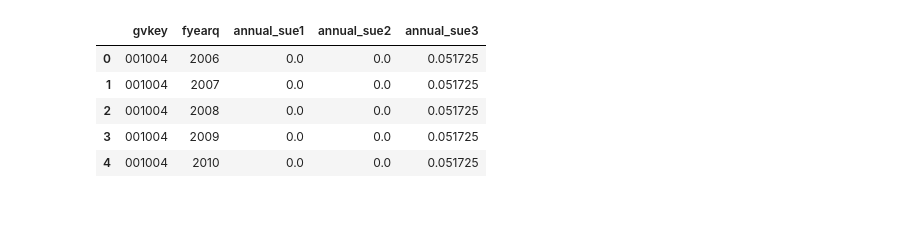
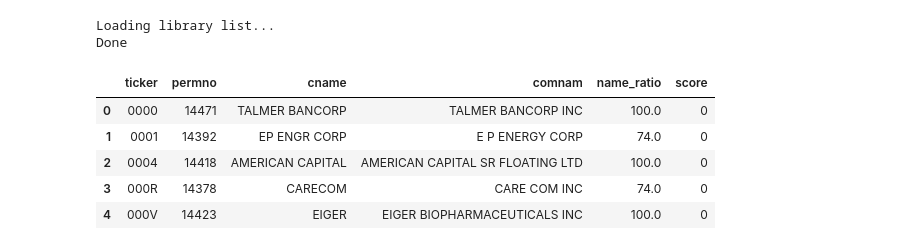
Before and after one commit to wangyouan/STOCKAct, a Jupyter notebook: Notebook/ConstructSUEData.ipynb, the cells around one changed output. Drawn from its saved outputs; the diff is of its cells as text; code cells hidden in the pictures; blank space fills up the shorter version.

Commit message:
Try constrcting sue data again.

```diff
--- a/Notebook/ConstructSUEData.ipynb
+++ b/Notebook/ConstructSUEData.ipynb
@@ -399,24 +0,0 @@ Group the quarterly data to create annual SUE values for each firm and each fisc
-# %%
-# Import necessary libraries
-import pandas as pd
-
-# Filter dataset to ensure each firm-year has four quarters
-complete_firm_years = final_dataset_reduced.groupby(['gvkey', 'fyearq']).filter(lambda x: len(x) == 4)
-
-# Group by gvkey and fiscal year to calculate annual SUE values
-# Use mean as an aggregation for annual SUE, but you could also use sum depending on the context
-annual_sue = complete_firm_years.groupby(['gvkey', 'fyearq']).agg(
-    annual_sue1=('sue1', 'mean'),
-    annual_sue2=('sue2', 'mean'),
-    annual_sue3=('sue3', 'mean')
-).reset_index()
-
-# Show the first few rows of the annual SUE dataset
-annual_sue.head()
-# %% [output]
-|  | gvkey | fyearq | annual_sue1 | annual_sue2 | annual_sue3 |
-| 0 | 001004 | 2006 | 0.0 | 0.0 | 0.051725 |
-| 1 | 001004 | 2007 | 0.0 | 0.0 | 0.051725 |
-| 2 | 001004 | 2008 | 0.0 | 0.0 | 0.051725 |
-| 3 | 001004 | 2009 | 0.0 | 0.0 | 0.051725 |
-| 4 | 001004 | 2010 | 0.0 | 0.0 | 0.051725 |
@@ -424,0 +33,6 @@ annual_sue.to_pickle(os.path.join(const.TEMP_PATH, '20241006_sue123_data_annual.
+# %%
+# Connect to WRDS
+conn = wrds.Connection(wrds_username='aheitz')
+# %% [output]
+Loading library list...
+Done
@@ -424,0 +47,10 @@ annual_sue.to_pickle(os.path.join(const.TEMP_PATH, '20241006_sue123_data_annual.
+# %%
+iclink = pd.read_pickle(os.path.join(const.TEMP_PATH, '20241011_iclink.pkl'))
+iclink.head()
+# %% [output]
+|  | ticker | permno | cname | comnam | name_ratio | score |
+| 0 | 0000 | 14471 | TALMER BANCORP | TALMER BANCORP INC | 100.0 | 0 |
+| 1 | 0001 | 14392 | EP ENGR CORP | E P ENERGY CORP | 74.0 | 0 |
+| 2 | 0004 | 14418 | AMERICAN CAPITAL | AMERICAN CAPITAL SR FLOATING LTD | 100.0 | 0 |
+| 3 | 000R | 14378 | CARECOM | CARE COM INC | 74.0 | 0 |
+| 4 | 000V | 14423 | EIGER | EIGER BIOPHARMACEUTICALS INC | 100.0 | 0 |
```
Also changed, not shown: parts of 64 cells of this notebook.
